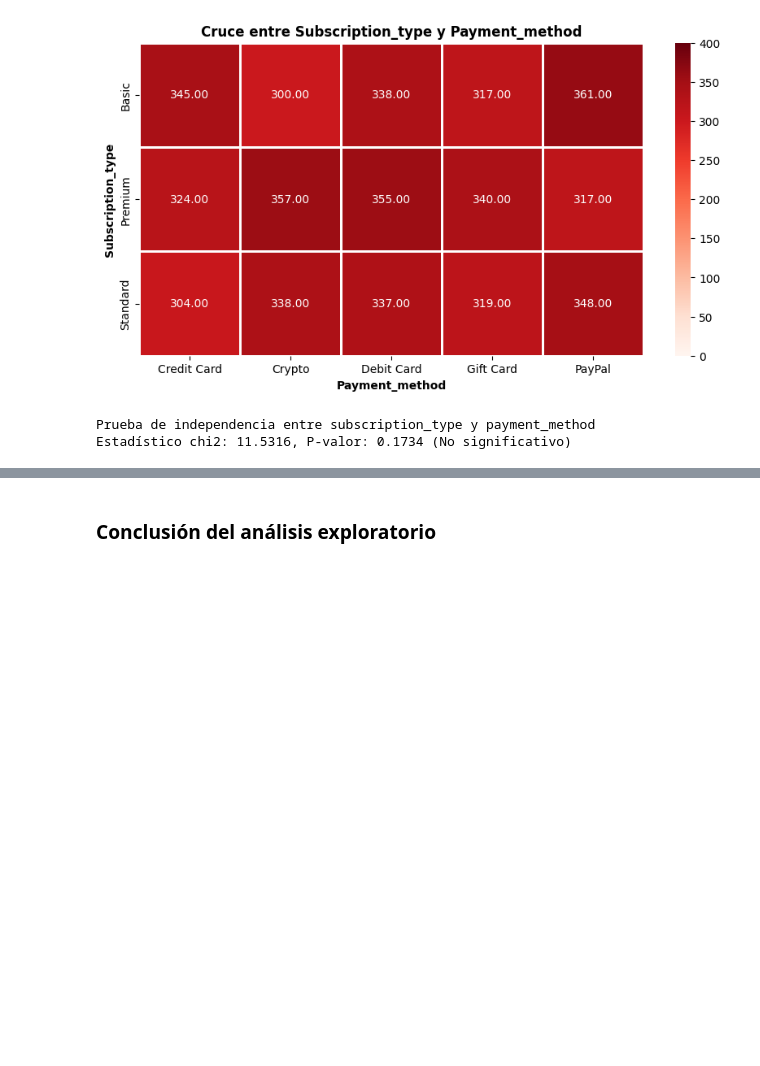
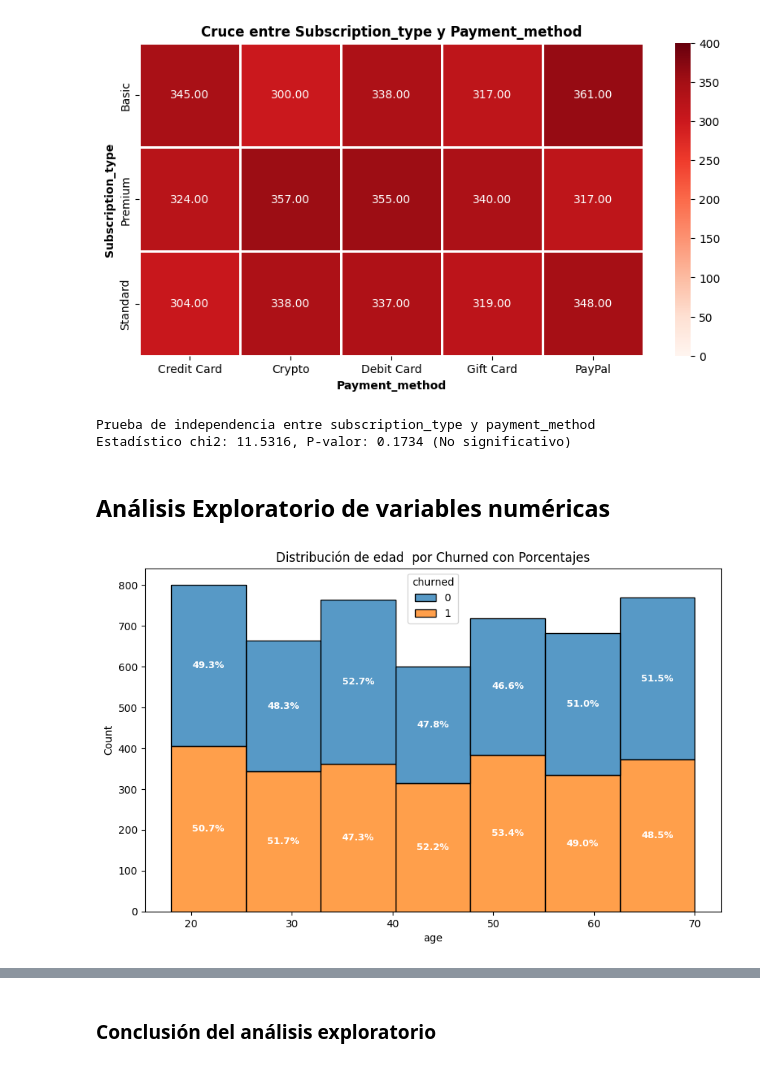
Before and after one commit to VillaltaE/Hackthon_NoCountry_65, a Jupyter notebook: data-science/Netflix_customer_churn.ipynb, the cells around one changed output, grey strips where cells are left out. Cells and saved outputs as stored; diff of their text form; code cells hidden in the pictures; blank space fills up the shorter version.

Commit message:
agrego EDA variables númericas

```diff
--- a/data-science/Netflix_customer_churn.ipynb
+++ b/data-science/Netflix_customer_churn.ipynb
@@ -672,3 +654,53 @@ print(f"Estadístico chi2: {chi2:.4f}, P-valor: {p:.4f} ({'Significativo' if p <
 # %% [output]
 Prueba de independencia entre subscription_type y payment_method
 Estadístico chi2: 11.5316, P-valor: 0.1734 (No significativo)
+# %% [markdown]
+## **Análisis Exploratorio de variables numéricas**
+# %%
+# Configuración del gráfico
+plt.figure(figsize=(10, 6))
+
+# 1. Generamos el gráfico y lo guardamos en la variable 'ax'
+ax = sns.histplot(data=df, x='age', hue='churned', multiple='stack', bins=7)
+
+# --- LÓGICA PARA AGREGAR PORCENTAJES ---
+
+# Paso A: Calcular el total acumulado de cada barra (bin)
+# Los 'containers' son los grupos de barras (uno por cada categoría de 'churned')
+# Asumimos que todos tienen la misma cantidad de bins.
+num_bins = len(ax.containers[0])
+bin_totals = [0] * num_bins
+
+# Sumamos la altura de cada segmento para saber el total de cada columna
+for container in ax.containers:
+    for i, bar in enumerate(container):
+        bin_totals[i] += bar.get_height()
+
+# Paso B: Calcular porcentajes y escribir el texto
+for container in ax.containers:
+    # container.get_label() te daría la etiqueta del grupo (hue) si la necesitas
+    for i, bar in enumerate(container):
+        height = bar.get_height()
+
+        # Solo etiquetamos si la barra tiene altura (evita errores de división por cero o etiquetas vacías)
+        if height > 0:
+            percentage = (height / bin_totals[i]) * 100
+
+            # Opcional: Solo mostrar texto si el segmento es lo suficientemente grande (ej. > 2%)
+            # para evitar que el texto se encime en barras muy pequeñas.
+            if percentage > 2:
+                ax.text(
+                    x=bar.get_x() + bar.get_width() / 2,  # Centro horizontal de la barra
+                    y=bar.get_y() + height / 2,           # Centro vertical del segmento
+                    s=f'{percentage:.1f}%',               # Texto con 1 decimal
+                    ha='center',
+                    va='center',
+                    color='white',                        # Color blanco para resaltar sobre las barras
+                    fontweight='bold',
+                    fontsize=9
+                )
+
+plt.title('Distribución de edad  por Churned con Porcentajes')
+plt.show()
+# %% [output]
+[figure, added]
```
Also changed, not shown: parts of 25 cells of this notebook.
